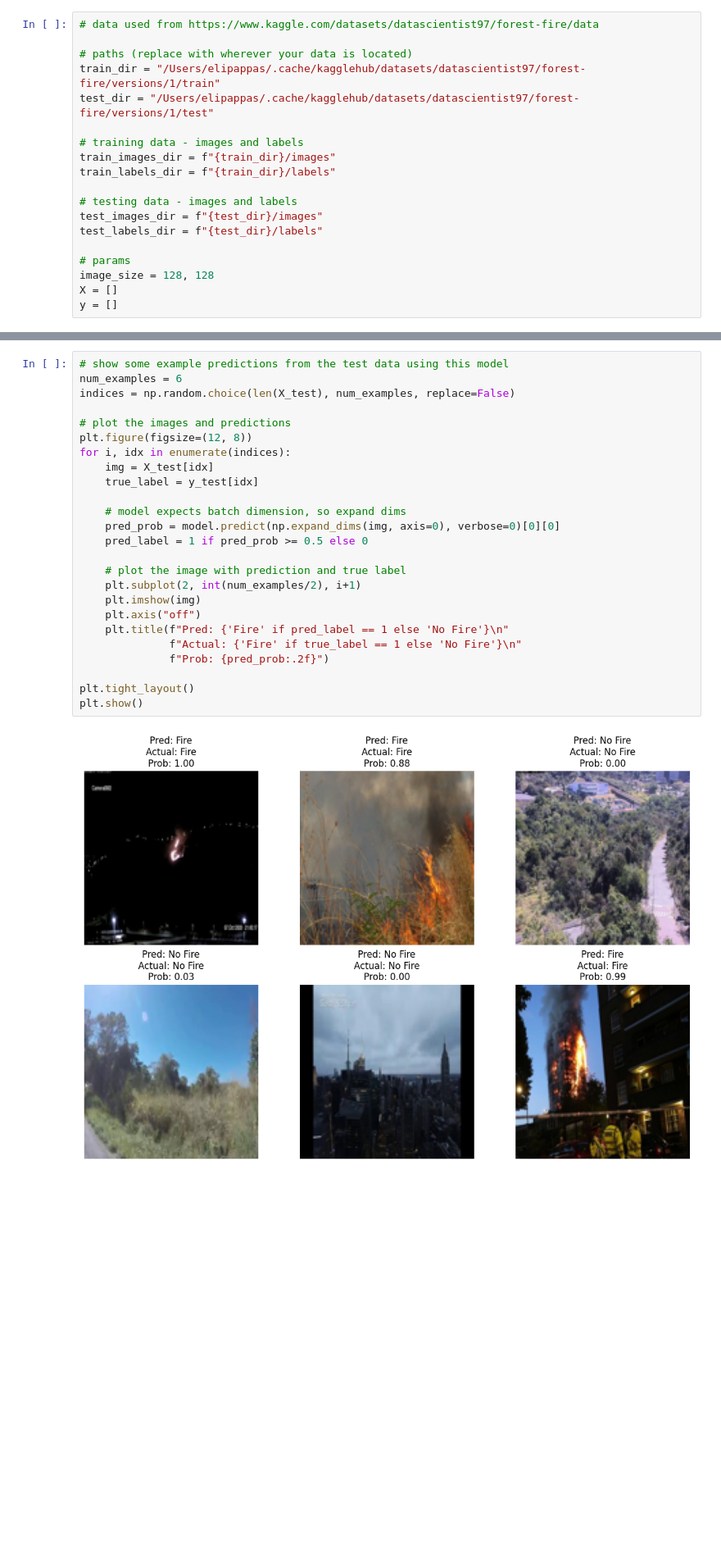
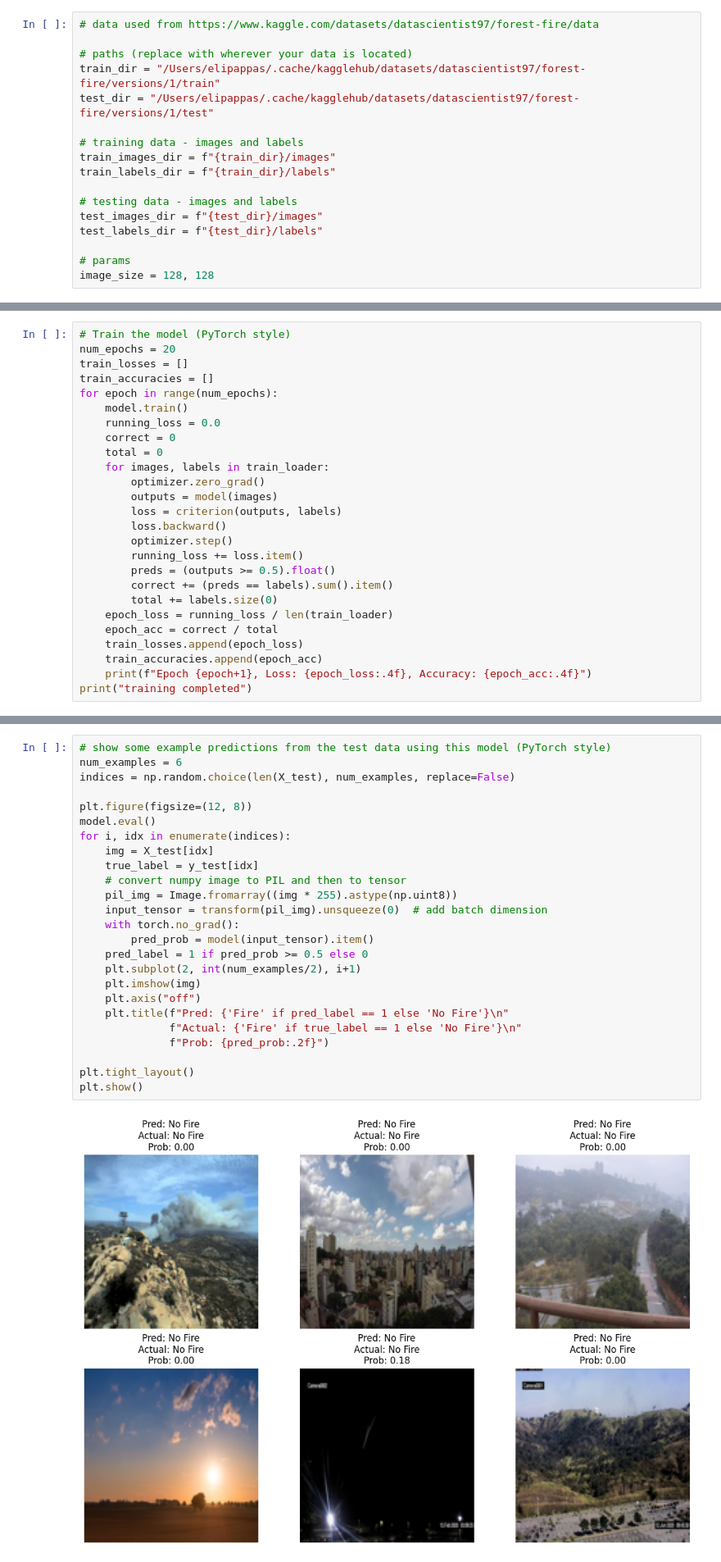
Before and after one commit to elipappas/Fire-Detection-Binary-Classifier, a Jupyter notebook: fire_detection.ipynb, the cells around one changed output, grey strips where cells are left out. Shown at 82% size. Cells and saved outputs as stored; diff of their text form; blank space fills up the shorter version.

Commit message:
switched to PyTorch from TensorFlow and added new graphs to show loss and accuracy over each epoch

```diff
--- a/fire_detection.ipynb
+++ b/fire_detection.ipynb
@@ -30,5 +33,3 @@ test_labels_dir = f"{test_dir}/labels"
 
 # params
 image_size = 128, 128
-X = []
-y = []
@@ -152,0 +155,26 @@ Epoch 20/20
+# %%
+# Train the model (PyTorch style)
+num_epochs = 20
+train_losses = []
+train_accuracies = []
+for epoch in range(num_epochs):
+    model.train()
+    running_loss = 0.0
+    correct = 0
+    total = 0
+    for images, labels in train_loader:
+        optimizer.zero_grad()
+        outputs = model(images)
+        loss = criterion(outputs, labels)
+        loss.backward()
+        optimizer.step()
+        running_loss += loss.item()
+        preds = (outputs >= 0.5).float()
+        correct += (preds == labels).sum().item()
+        total += labels.size(0)
+    epoch_loss = running_loss / len(train_loader)
+    epoch_acc = correct / total
+    train_losses.append(epoch_loss)
+    train_accuracies.append(epoch_acc)
+    print(f"Epoch {epoch+1}, Loss: {epoch_loss:.4f}, Accuracy: {epoch_acc:.4f}")
+print("training completed")
@@ -165,27 +252,27 @@ model.save("fire_classifier.keras")
 # %%
-# show some example predictions from the test data using this model
+# show some example predictions from the test data using this model (PyTorch style)
 num_examples = 6
 indices = np.random.choice(len(X_test), num_examples, replace=False)
 
-# plot the images and predictions
 plt.figure(figsize=(12, 8))
+model.eval()
 for i, idx in enumerate(indices):
     img = X_test[idx]
     true_label = y_test[idx]
-
-    # model expects batch dimension, so expand dims
-    pred_prob = model.predict(np.expand_dims(img, axis=0), verbose=0)[0][0]
+    # convert numpy image to PIL and then to tensor
+    pil_img = Image.fromarray((img * 255).astype(np.uint8))
+    input_tensor = transform(pil_img).unsqueeze(0)  # add batch dimension
+    with torch.no_grad():
+        pred_prob = model(input_tensor).item()
     pred_label = 1 if pred_prob >= 0.5 else 0
-
-    # plot the image with prediction and true label
     plt.subplot(2, int(num_examples/2), i+1)
     plt.imshow(img)
     plt.axis("off")
     plt.title(f"Pred: {'Fire' if pred_label == 1 else 'No Fire'}\n"
               f"Actual: {'Fire' if true_label == 1 else 'No Fire'}\n"
               f"Prob: {pred_prob:.2f}")
 
 plt.tight_layout()
 plt.show()
 # %% [output]
-[figure, old version]
+[figure, new version]
```
Also changed, not shown: parts of 19 cells of this notebook, 1 other file.
